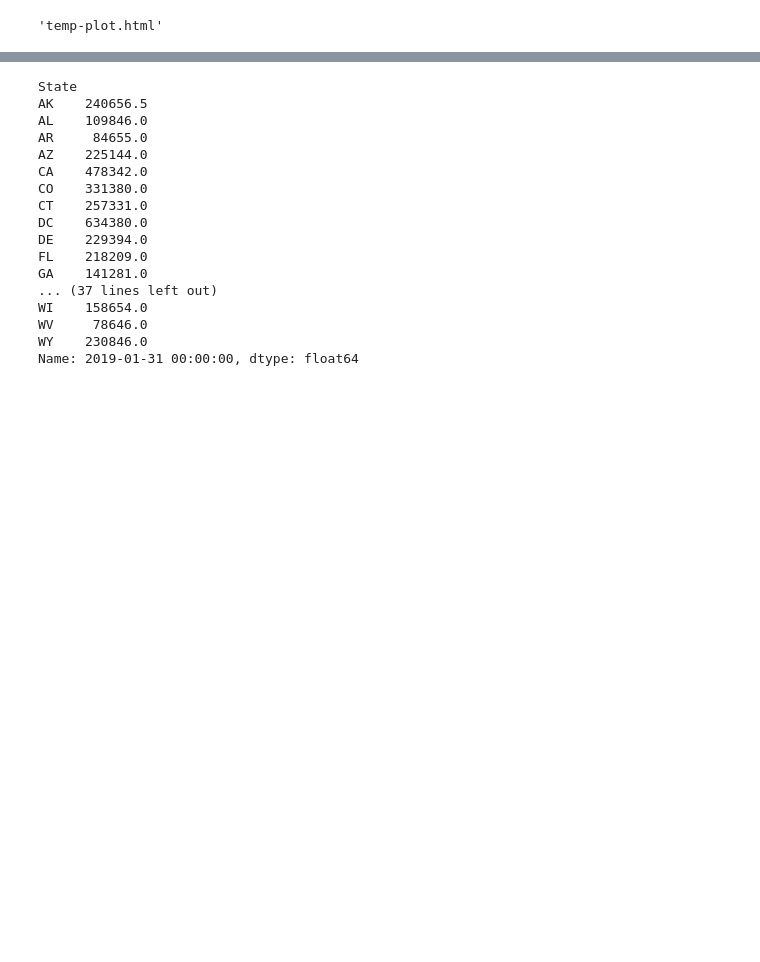
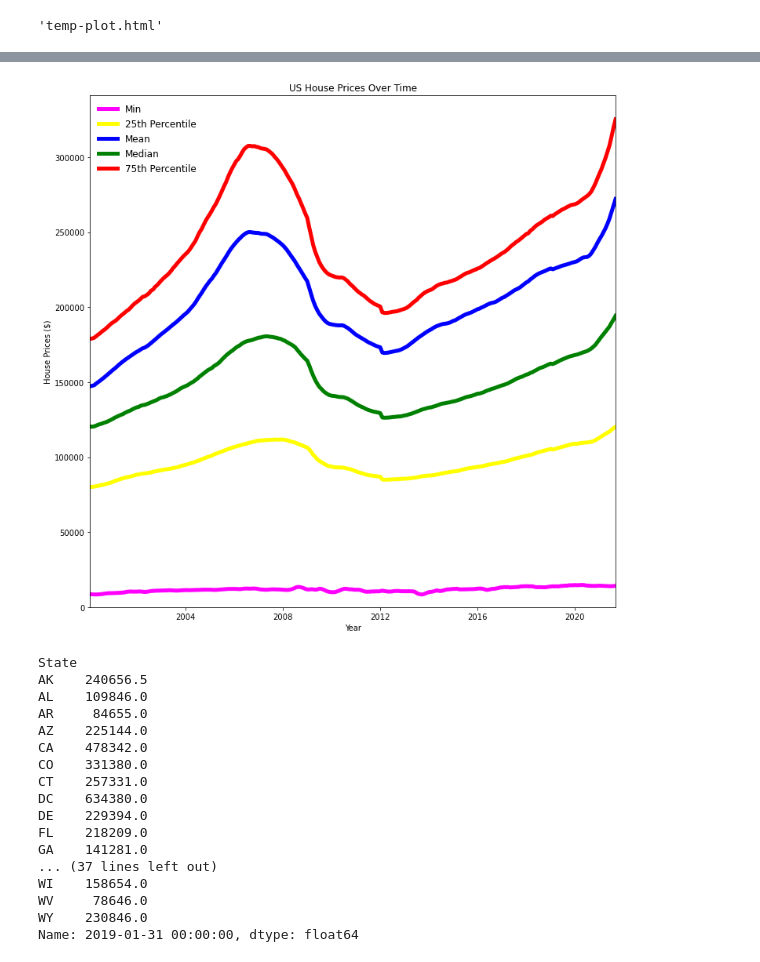
Before and after one commit to soohyunnie/forecasting_real_estate_prices, a Jupyter notebook: Avi_Rubin_Notebook _2.ipynb, the cells around one changed output, grey strips where cells are left out. Saved outputs shown, nothing was run; the diff lists cells and outputs as text; code cells hidden in the pictures; blank space fills up the shorter version.

```diff
--- a/Avi_Rubin_Notebook _2.ipynb
+++ b/Avi_Rubin_Notebook _2.ipynb
@@ -256,3 +256,18 @@ choromap = go.Figure(data = [data],layout = layout)
 plot(choromap,validate=False)
 # %% [output]
 'temp-plot.html'
+# %%
+sum_stats = pd.DataFrame()
+
+# And summary statistics values we are interested in looking at:
+sum_stats['Mean'] = df.mean()
+sum_stats['Min'] = df.min()
+sum_stats['25%'] = df.quantile(0.25)
+sum_stats['50%'] = df.quantile(0.5)
+sum_stats['75%'] = df.quantile(0.75)
+sum_stats['Max'] = df.max()
+
+# Drop non-date rows that we will not be using and reset the index to be the date:
+sum_stats.drop(['RegionID','RegionName','SizeRank'], inplace=True)
+sum_stats.reset_index(inplace=True)
+sum_stats.tail()
@@ -259,3 +281,51 @@ plot(choromap,validate=False)
+# %%
+from matplotlib.lines import Line2D
+color_list = ['magenta','yellow','blue','green','red']
+# Initiate figure and select dates for x-axis:
+plt.figure(figsize=(12,12))
+x = sum_stats['index'].dt.to_pydatetime()
+
+# Plot a different line for each different statistic metric:
+plt.plot(x, sum_stats['Min'], lw = 5,
+         label = 'Minimum House Price', color=color_list[0])
+plt.plot(x, sum_stats['25%'], lw = 5,
+         label = '25th Percentile House Price', color=color_list[1])
+plt.plot(x, sum_stats['Mean'], lw = 5,
+         label = 'Mean House Price', color=color_list[2])
+plt.plot(x, sum_stats['50%'], lw = 5,
+         label = 'Median House Price', color =color_list[3])
+plt.plot(x, sum_stats['75%'], lw = 5,
+         label = '75th Percentile House Price', color=color_list[4])
+
+# Add chart labels and limits
+plt.xlim(sum_stats['index'][0],sum_stats['index'][len(sum_stats)-1]);
+plt.ylim(0,);
+
+plt.title('US House Prices Over Time')
+plt.ylabel('House Prices ($)')
+plt.xlabel('Year')
+
+# Create a legend:
+# Color code the legend to match the plotted lines
+custom_lines = [Line2D([0], [0], c=color_list[0], lw=5,
+                       markerfacecolor='green', markersize=10),
+                Line2D([0], [0], c=color_list[1], lw=5,
+                       markerfacecolor='green', markersize=10),
+                Line2D([0], [0], c=color_list[2], lw=5,
+                       markerfacecolor='green', markersize=10),
+                Line2D([0], [0], c=color_list[3], lw=5,
+                       markerfacecolor='green', markersize=10),
+               Line2D([0], [0], c=color_list[4], lw=5,
+                       markerfacecolor='green', markersize=10)]
+# Identify labels for legend
+plt.legend(custom_lines,
+           ['Min','25th Percentile','Mean','Median',
+            '75th Percentile'],
+           loc = 2,
+           fontsize = 12,
+           frameon=False);
+# %% [output]
+[figure, added]
 # %%
 df.groupby('State').median()[pd.to_datetime('2019-01-31 00:00:00')]
 # %% [output]
```
Also changed, not shown: parts of 1 cell of this notebook, 1 other file.
